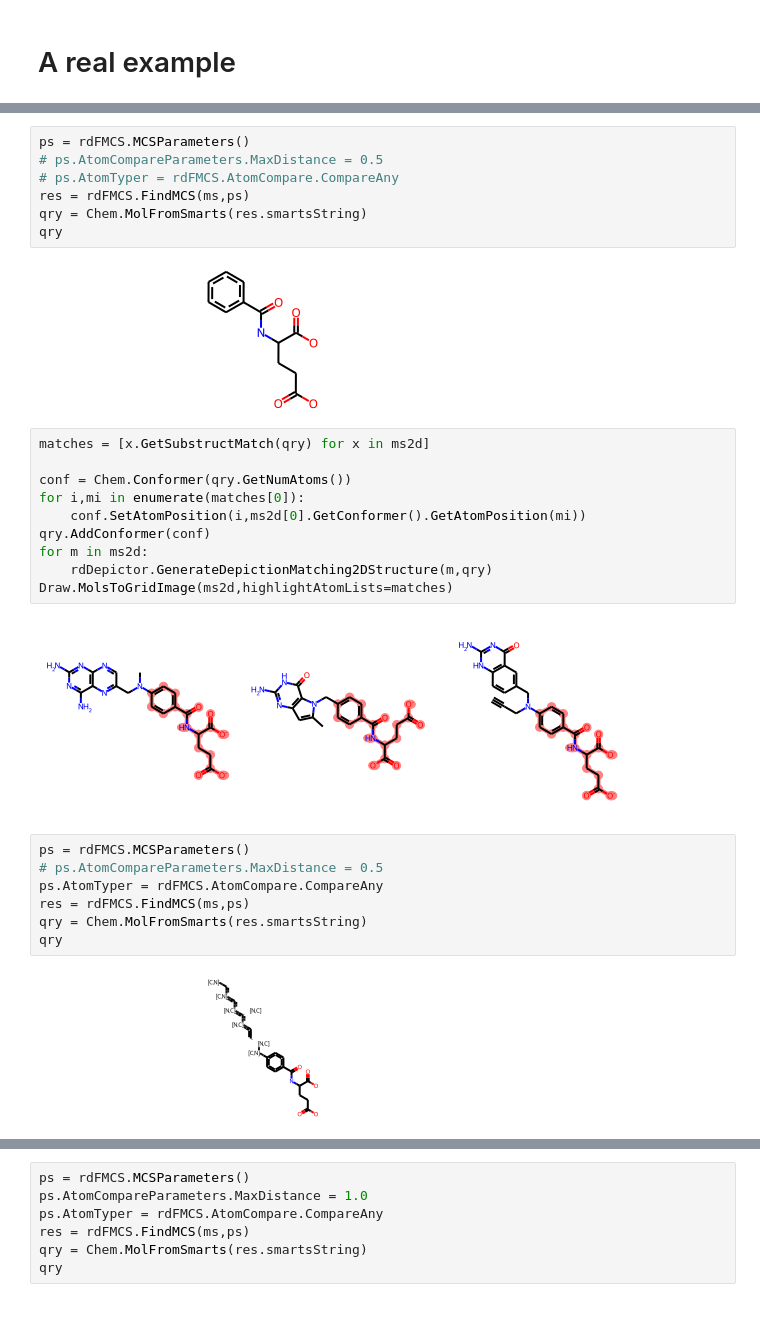
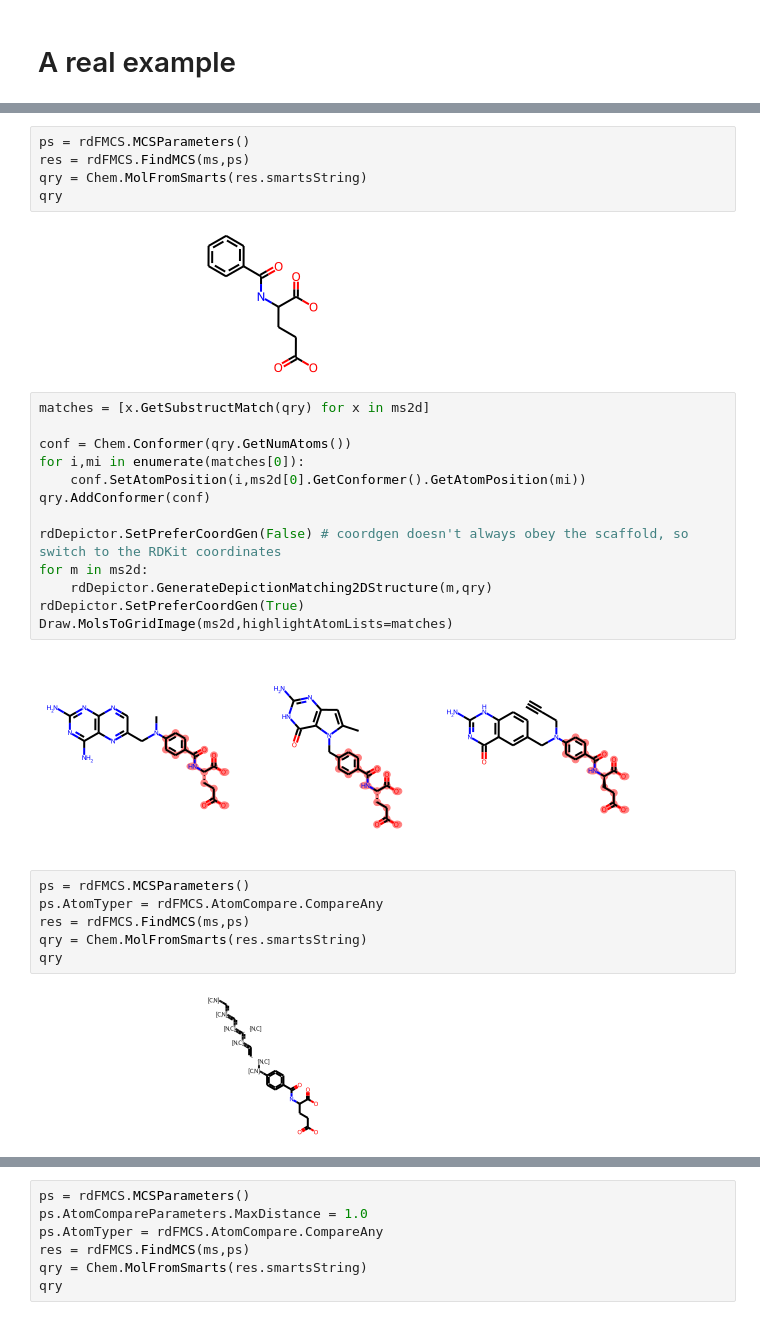
Before and after one commit to greglandrum/rdkit_blog, a Jupyter notebook: notebooks/3D MCS.ipynb, the cells around one changed output, grey strips where cells are left out. Cells and saved outputs as stored; diff of their text form.

```diff
--- a/notebooks/3D MCS.ipynb
+++ b/notebooks/3D MCS.ipynb
@@ -90,8 +96,6 @@ viewer.show()
 [interactive output not drawn]
 # %%
 ps = rdFMCS.MCSParameters()
-# ps.AtomCompareParameters.MaxDistance = 0.5
-# ps.AtomTyper = rdFMCS.AtomCompare.CompareAny
 res = rdFMCS.FindMCS(ms,ps)
 qry = Chem.MolFromSmarts(res.smartsString)
 qry
@@ -100,18 +104,20 @@ qry
 # %%
 matches = [x.GetSubstructMatch(qry) for x in ms2d]
 
 conf = Chem.Conformer(qry.GetNumAtoms())
 for i,mi in enumerate(matches[0]):
     conf.SetAtomPosition(i,ms2d[0].GetConformer().GetAtomPosition(mi))
 qry.AddConformer(conf)
+
+rdDepictor.SetPreferCoordGen(False) # coordgen doesn't always obey the scaffold, so switch to the RDKit coordinates
 for m in ms2d:
     rdDepictor.GenerateDepictionMatching2DStructure(m,qry)
+rdDepictor.SetPreferCoordGen(True)
 Draw.MolsToGridImage(ms2d,highlightAtomLists=matches)
 # %% [output]
-[figure, old version]
+[figure, new version]
 # %%
 ps = rdFMCS.MCSParameters()
-# ps.AtomCompareParameters.MaxDistance = 0.5
 ps.AtomTyper = rdFMCS.AtomCompare.CompareAny
 res = rdFMCS.FindMCS(ms,ps)
 qry = Chem.MolFromSmarts(res.smartsString)
```
Also changed, not shown: parts of 13 cells of this notebook.
